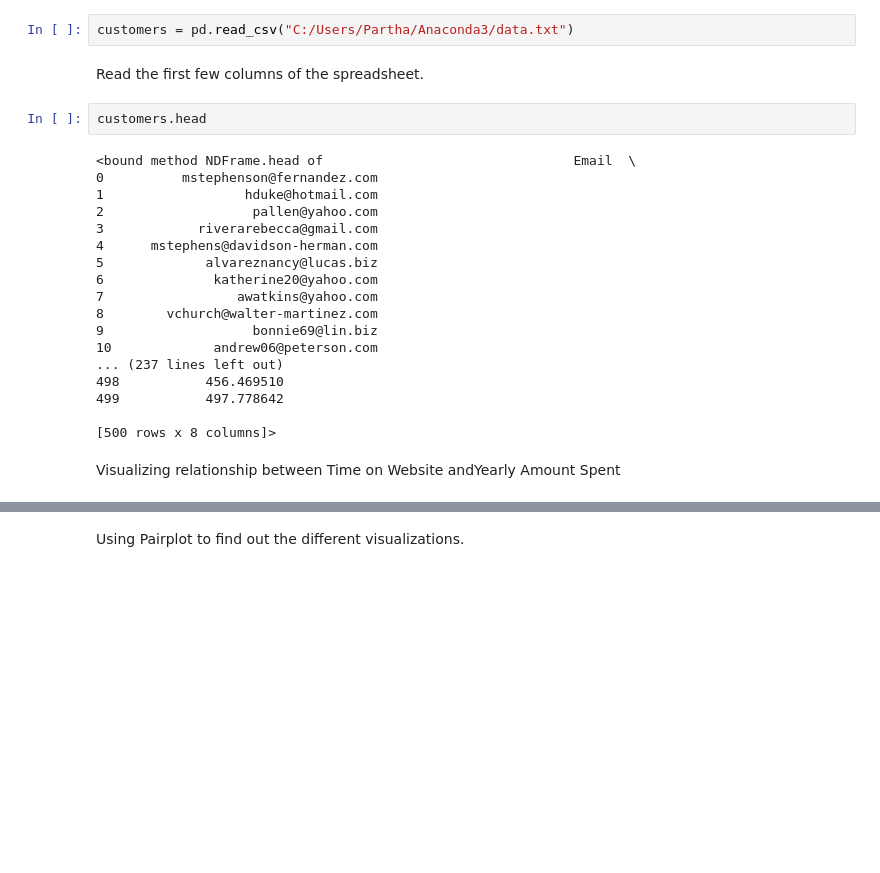
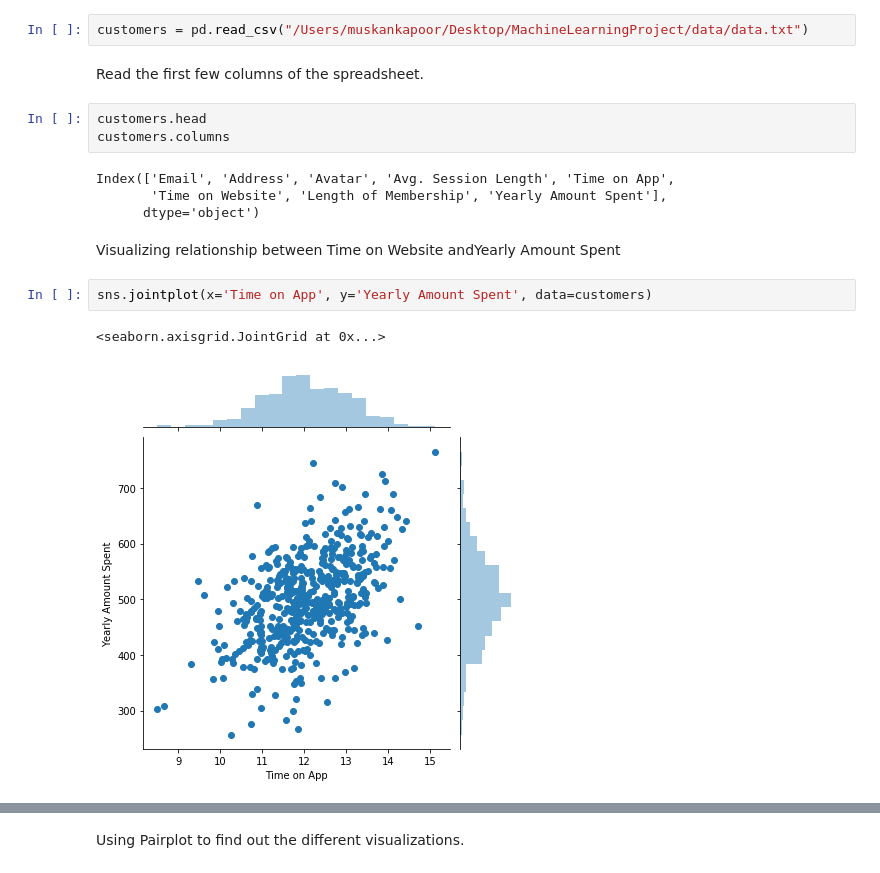
Before and after one commit to dhruvvats-011/MachineLearningLinearRegressionProject, a Jupyter notebook: Linear Regression.ipynb, the cells around one changed output, grey strips where cells are left out. Drawn from its saved outputs; the diff is of its cells as text; blank space fills up the shorter version.

Commit message:
updating project

```diff
--- a/Linear Regression.ipynb
+++ b/Linear Regression.ipynb
@@ -7,29 +7,21 @@ import seaborn as sns
 # %% [markdown]
 Read the customer data from the csv file.
 # %%
-customers = pd.read_csv("C:/Users/Partha/Anaconda3/data.txt")
+customers = pd.read_csv("/Users/muskankapoor/Desktop/MachineLearningProject/data/data.txt")
 # %% [markdown]
 Read the first few columns of the spreadsheet.
 # %%
 customers.head
+customers.columns
 # %% [output]
-<bound method NDFrame.head of                                Email  \
-0          mstephenson@fernandez.com
-1                  hduke@hotmail.com
-2                   pallen@yahoo.com
-3            riverarebecca@gmail.com
-4      mstephens@davidson-herman.com
-5             alvareznancy@lucas.biz
-6              katherine20@yahoo.com
-7                 awatkins@yahoo.com
-8        vchurch@walter-martinez.com
-9                   bonnie69@lin.biz
-10             andrew06@peterson.com
-... (237 lines left out)
-498           456.469510
-499           497.778642
-
-[500 rows x 8 columns]>
+Index(['Email', 'Address', 'Avatar', 'Avg. Session Length', 'Time on App',
+       'Time on Website', 'Length of Membership', 'Yearly Amount Spent'],
+      dtype='object')
 # %% [markdown]
 Visualizing relationship between Time on Website andYearly Amount Spent
+# %%
+sns.jointplot(x='Time on App', y='Yearly Amount Spent', data=customers)
+# %% [output]
+<seaborn.axisgrid.JointGrid at 0x...>
+[figure, added]
 # %%
```
Also changed, not shown: parts of 2 cells of this notebook, 3 other files.
